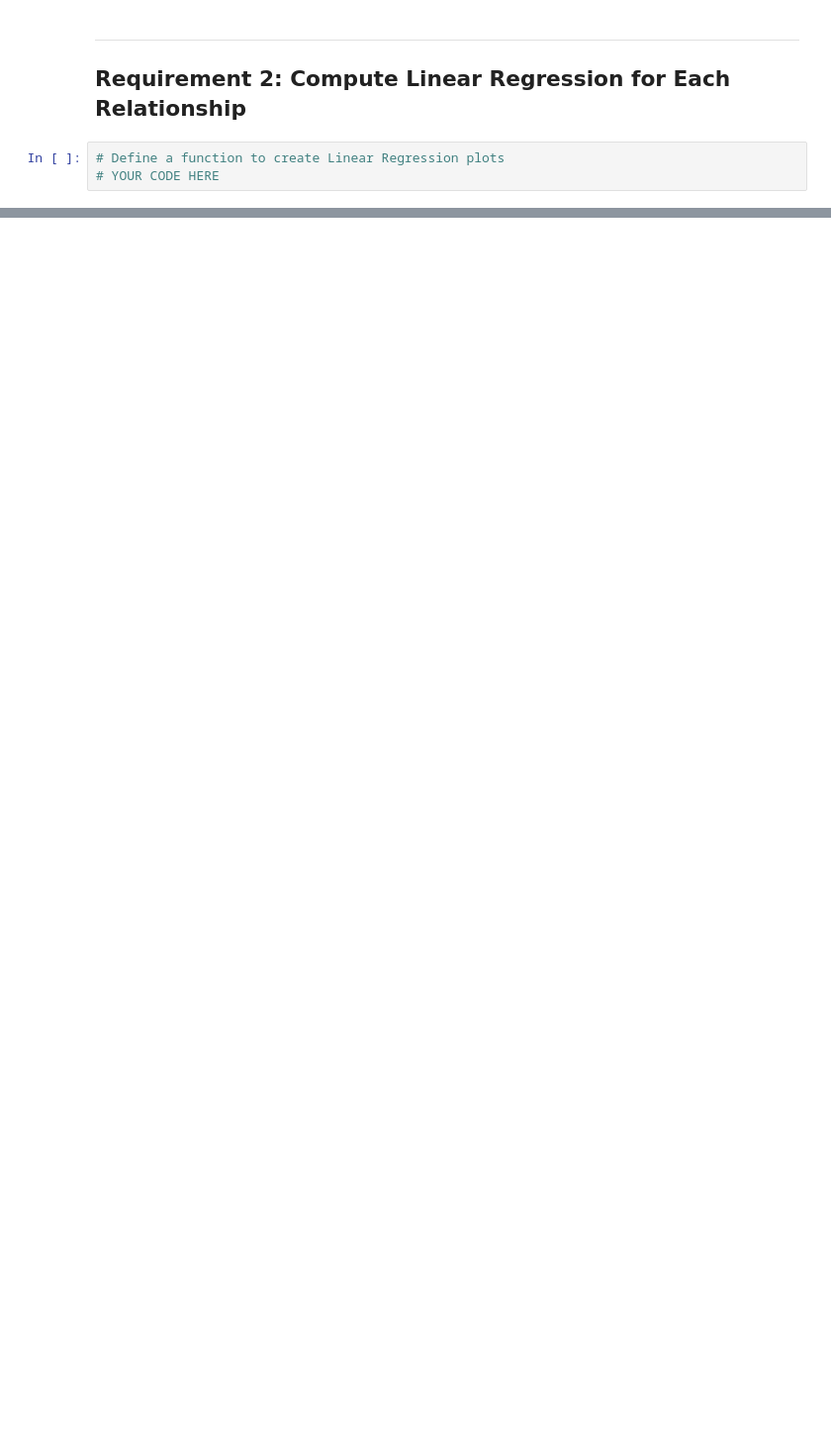
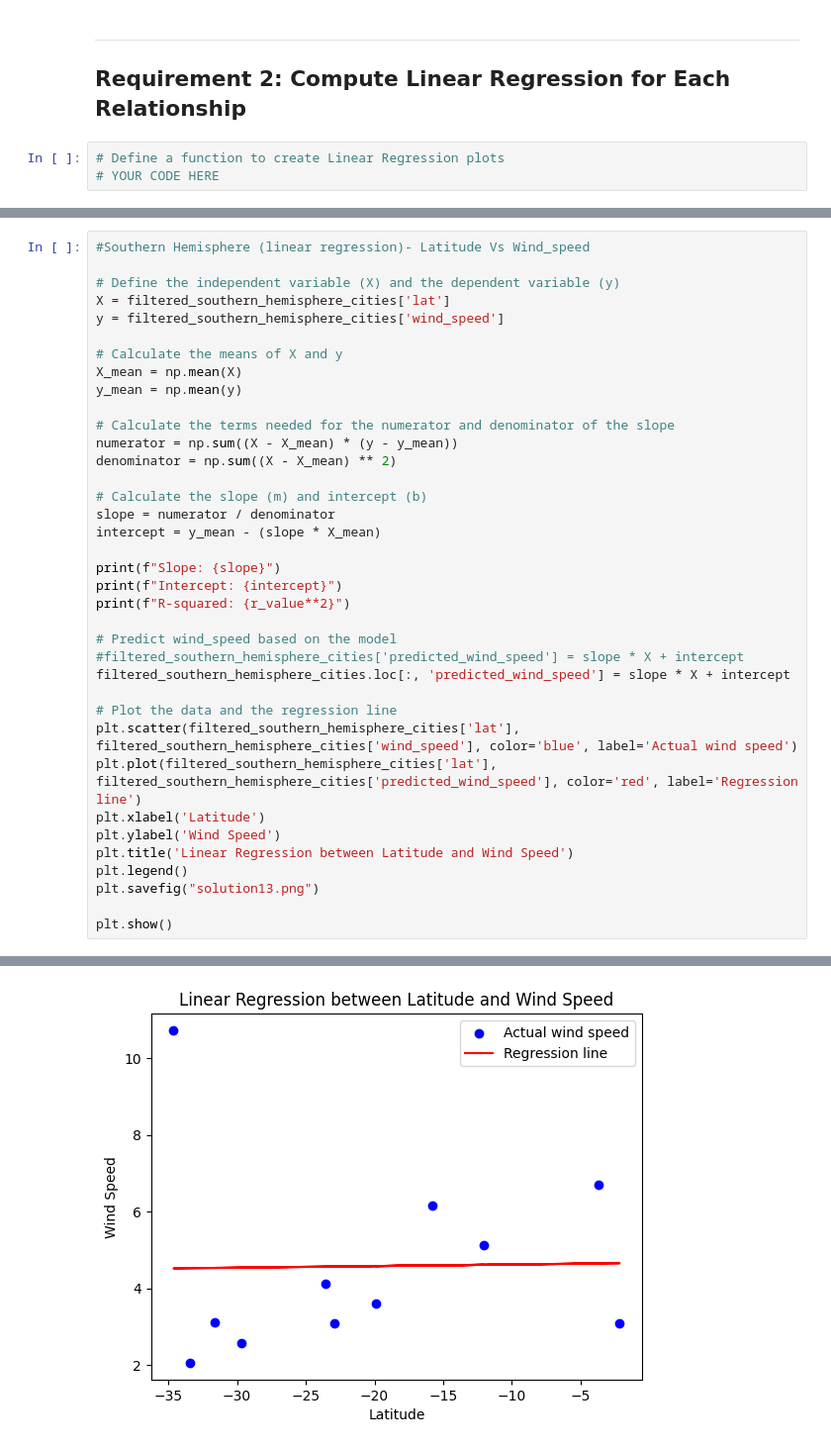
Before and after one commit to aparajita-code/python-api-challenge, a Jupyter notebook: WeatherPy/WeatherPy.ipynb, the cells around one changed output, grey strips where cells are left out. Shown at 99% size. Saved outputs shown, nothing was run; the diff lists cells and outputs as text; blank space fills up the shorter version.

```diff
--- a/WeatherPy/WeatherPy.ipynb
+++ b/WeatherPy/WeatherPy.ipynb
@@ -782,0 +750,38 @@ The r^2-value is: 0.06495869418886388
+# %%
+#Southern Hemisphere (linear regression)- Latitude Vs Wind_speed
+
+# Define the independent variable (X) and the dependent variable (y)
+X = filtered_southern_hemisphere_cities['lat']
+y = filtered_southern_hemisphere_cities['wind_speed']
+
+# Calculate the means of X and y
+X_mean = np.mean(X)
+y_mean = np.mean(y)
+
+# Calculate the terms needed for the numerator and denominator of the slope
+numerator = np.sum((X - X_mean) * (y - y_mean))
+denominator = np.sum((X - X_mean) ** 2)
+
+# Calculate the slope (m) and intercept (b)
+slope = numerator / denominator
+intercept = y_mean - (slope * X_mean)
+
+print(f"Slope: {slope}")
+print(f"Intercept: {intercept}")
+print(f"R-squared: {r_value**2}")
+
+# Predict wind_speed based on the model
+#filtered_southern_hemisphere_cities['predicted_wind_speed'] = slope * X + intercept
+filtered_southern_hemisphere_cities.loc[:, 'predicted_wind_speed'] = slope * X + intercept
+
+# Plot the data and the regression line
+plt.scatter(filtered_southern_hemisphere_cities['lat'], filtered_southern_hemisphere_cities['wind_speed'], color='blue', label='Actual wind speed')
+plt.plot(filtered_southern_hemisphere_cities['lat'], filtered_southern_hemisphere_cities['predicted_wind_speed'], color='red', label='Regression line')
+plt.xlabel('Latitude')
+plt.ylabel('Wind Speed')
+plt.title('Linear Regression between Latitude and Wind Speed')
+plt.legend()
+plt.savefig("solution13.png")
+
+plt.show()
+# %% [output]
@@ -782,0 +791 @@ The r^2-value is: 0.06495869418886388
+[figure, added]
```
Also changed, not shown: parts of 43 cells of this notebook, 15 other files.
